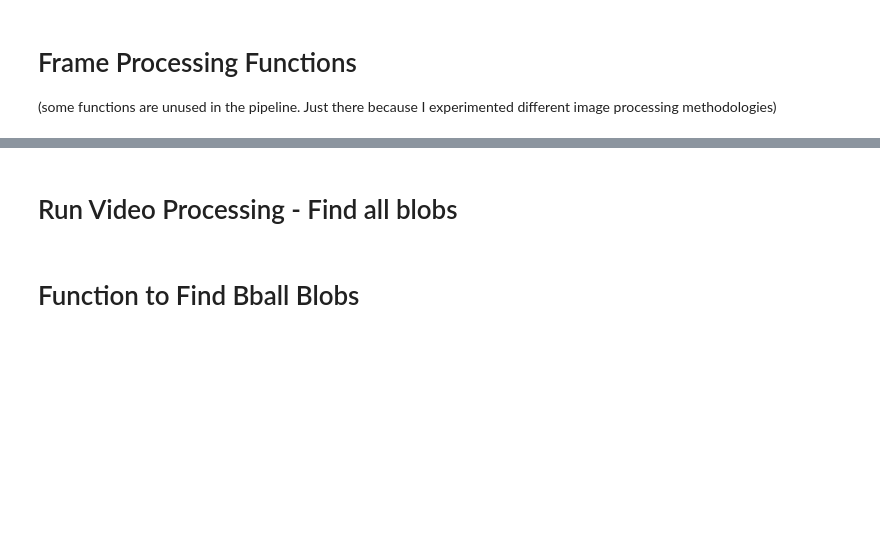
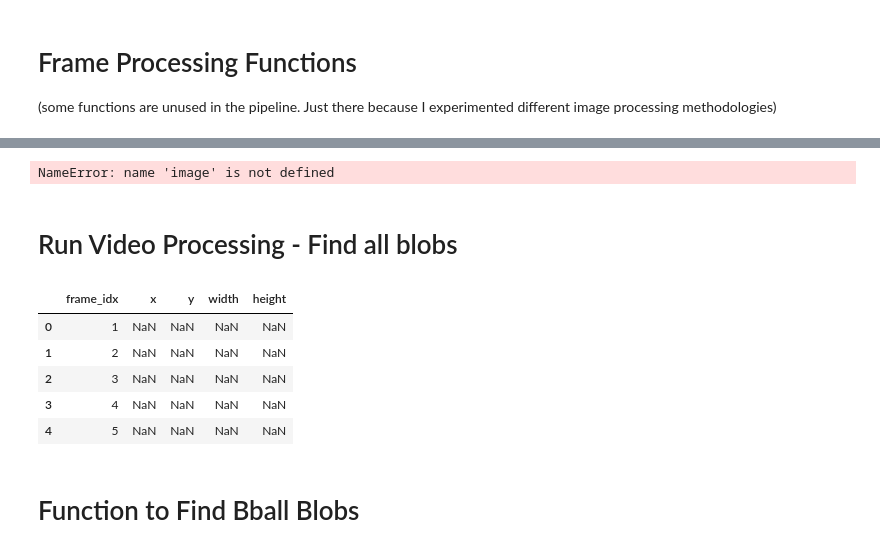
Before and after one commit to icarusoars/bball-shot-tracker, a Jupyter notebook: notebooks/03_detect_shot.ipynb, the cells around one changed output, grey strips where cells are left out. Cells and saved outputs as stored; diff of their text form; code cells hidden in the pictures; blank space fills up the shorter version.

```diff
--- a/notebooks/03_detect_shot.ipynb
+++ b/notebooks/03_detect_shot.ipynb
@@ -226,3 +262,14 @@ def get_blobs(frame, output):
+# %%
+frames = {
+    (0,0) : image,
+    (0,1) : image
+}
+combined = combine_frames(grid_size = (2,3), frames = frames, combined_width = 1500)
+
+cv2.imshow("Combined frames", combined)
+cv2.waitKey(0)
+# %% [output]
+NameError: name 'image' is not defined
 # %% [markdown]
 # Run Video Processing - Find all blobs
 # %%
@@ -300,2 +345,11 @@ blobs_df, frame_dim = find_blobs(video)
+# %%
+blobs_df.head()
+# %% [output]
+|  | frame_idx | x | y | width | height |
+| 0 | 1 | NaN | NaN | NaN | NaN |
+| 1 | 2 | NaN | NaN | NaN | NaN |
+| 2 | 3 | NaN | NaN | NaN | NaN |
+| 3 | 4 | NaN | NaN | NaN | NaN |
+| 4 | 5 | NaN | NaN | NaN | NaN |
 # %% [markdown]
 # Function to Find Bball Blobs
```
Also changed, not shown: parts of 16 cells of this notebook, 1 other file.
